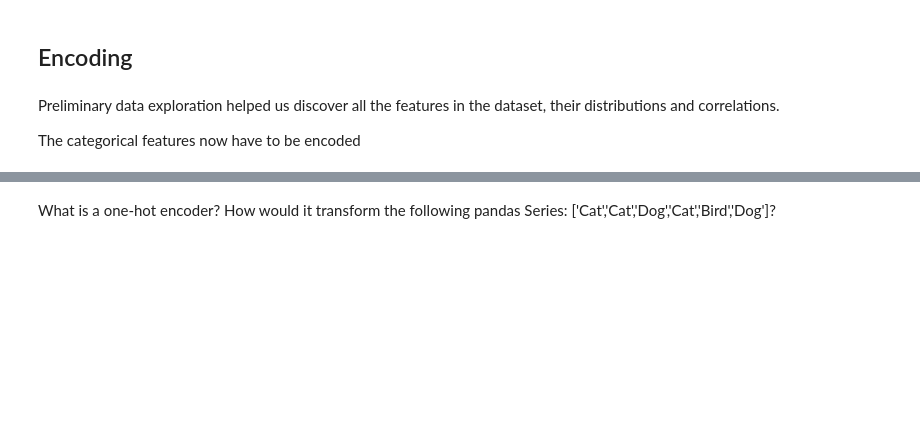
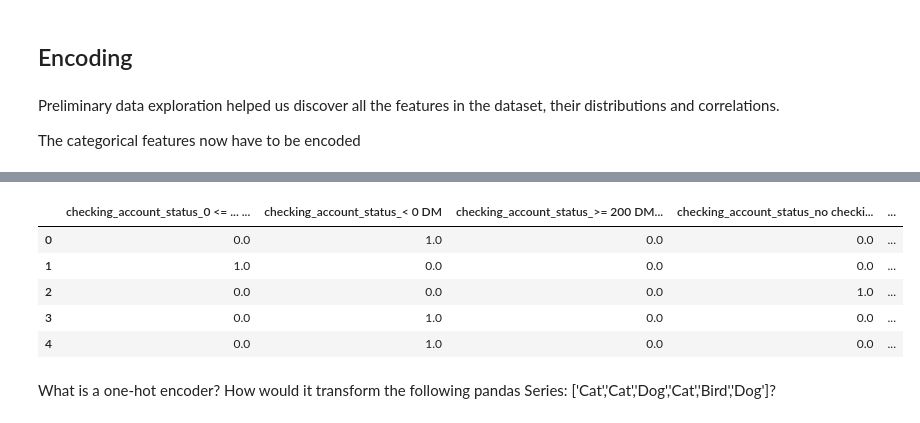
Before and after one commit to plperez626/MLOps-Introductory-Course-on-GCP, a Jupyter notebook: labs/1_mlflow/XAI_mlflow.ipynb, the cells around one changed output, grey strips where cells are left out. Cells and saved outputs as stored; diff of their text form; code cells hidden in the pictures; blank space fills up the shorter version.

```diff
--- a/labs/1_mlflow/XAI_mlflow.ipynb
+++ b/labs/1_mlflow/XAI_mlflow.ipynb
@@ -112,20 +137,27 @@ The categorical features now have to be encoded
 # %%
 numerics = ['int16', 'int32', 'int64', 'float16', 'float32', 'float64']
 numeric_feat = X.select_dtypes(include=numerics).columns.tolist()
 
 ##############################################
 # Pick the right categorical features to encode
-categorical_feat = ["checking_status","credit_history","purpose",'savings_status',"employment","personal_status","other_parties","property_magnitude","other_payment_plans","housing","job","own_telephone","foreign_worker"] # TODO
+categorical_feat = ["checking_account_status","credit_history","purpose",'savings_account',"employment_duration","personal_status_sex","other_debtors","property","other_installment_plans","housing","job","telephone","foreign_worker"] # TODO
 ##############################################
 
 onehot_encoder = OneHotEncoder()
 
 # Fit_transform - create a X_enc dataframe from the X dataframe
 X_enc_array = onehot_encoder.fit_transform(X[categorical_feat])
-X_enc = pd.DataFrame(X_enc_array.toarray(), columns=onehot_encoder.get_feature_names(input_features=categorical_feat))
+X_enc = pd.DataFrame(X_enc_array.toarray(), columns=onehot_encoder.get_feature_names_out(input_features=categorical_feat))
 X_enc[numeric_feat] = X[numeric_feat]
 
 display(X_enc.head())
+# %% [output]
+|  | checking_account_status_0 <= ... ... | checking_account_status_< 0 DM | checking_account_status_>= 200 DM... | checking_account_status_no checki... | ... |
+| 0 | 0.0 | 1.0 | 0.0 | 0.0 | ... |
+| 1 | 1.0 | 0.0 | 0.0 | 0.0 | ... |
+| 2 | 0.0 | 0.0 | 0.0 | 1.0 | ... |
+| 3 | 0.0 | 1.0 | 0.0 | 0.0 | ... |
+| 4 | 0.0 | 1.0 | 0.0 | 0.0 | ... |
 # %% [markdown]
 What is a one-hot encoder? How would it transform the following pandas Series: ['Cat','Cat','Dog','Cat','Bird','Dog']?
 # %% [markdown]
```
Also changed, not shown: parts of 15 cells of this notebook, 1 other file.
